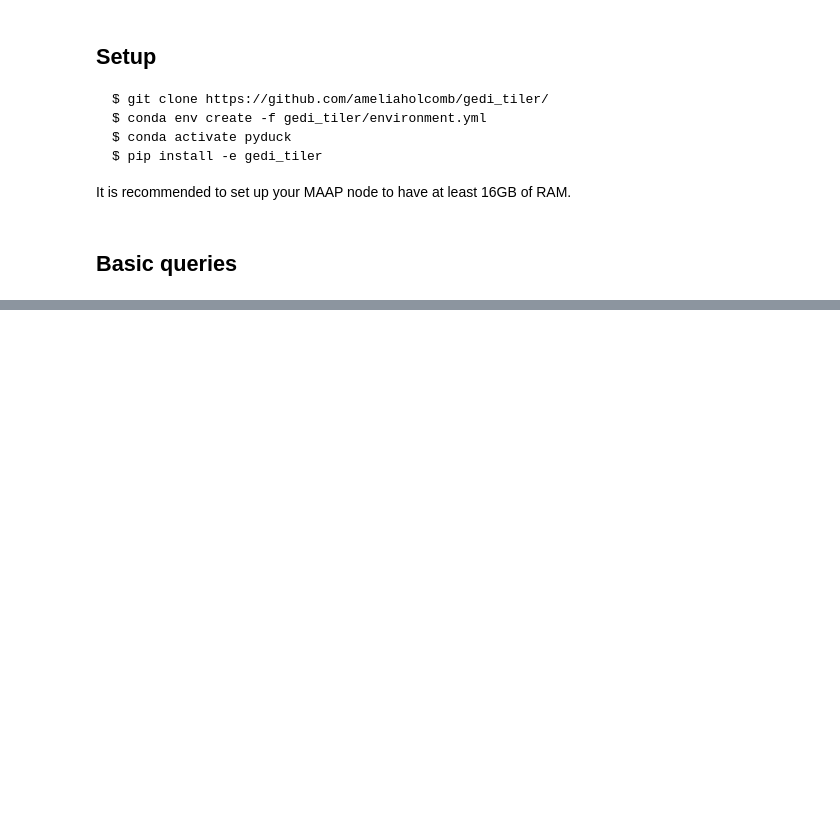
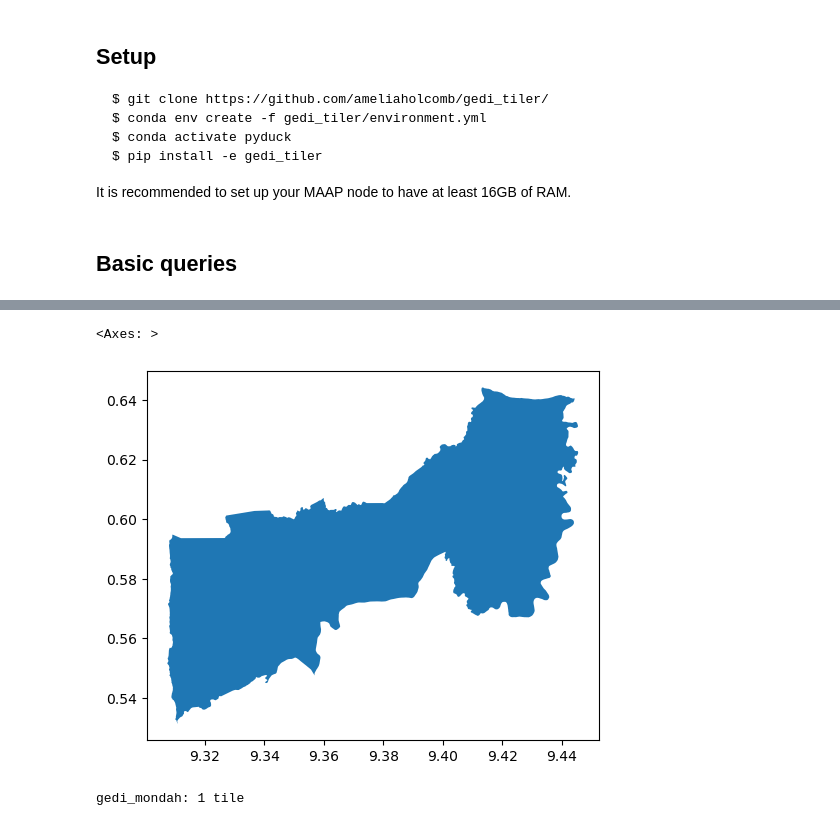
Before and after one commit to ameliaholcomb/gedi_tiler, a Jupyter notebook: demos/quickstart.ipynb, the cells around one changed output, grey strips where cells are left out. Cells and saved outputs as stored; diff of their text form; code cells hidden in the pictures; blank space fills up the shorter version.

```diff
--- a/demos/quickstart.ipynb
+++ b/demos/quickstart.ipynb
@@ -85,0 +146,23 @@ region_gdf
+# %%
+# Download an example shapefile, or you would use your own here
+import boto3
+import geopandas as gpd
+
+boto3.client("s3").download_file("maap-ops-workspace", "shared/ameliah/shapefiles/Mondah.gpkg", "/tmp/Mondah.gpkg")
+shp = gpd.read_file("/tmp/Mondah.gpkg")
+shp.plot()
+# %% [output]
+<Axes: >
+[figure, added]
+# %%
+ducky.set_region(
+    con,                 # the DuckDB connection
+    shp,                 # a DuckDB relation (table) with a geometry column,
+                         # a GeoDataFrame, or a list of either
+    name="gedi_mondah"   # refer to the regional database with this name in your queries
+)
+# set_region prints out the number of tiles that it restricted the database to.
+# If this number is large (> 50 tiles), consider asking #uwg for help
+# on the best way to write your query!
+# %% [output]
+gedi_mondah: 1 tile
```
Also changed, not shown: parts of 23 cells of this notebook, 2 other files.
